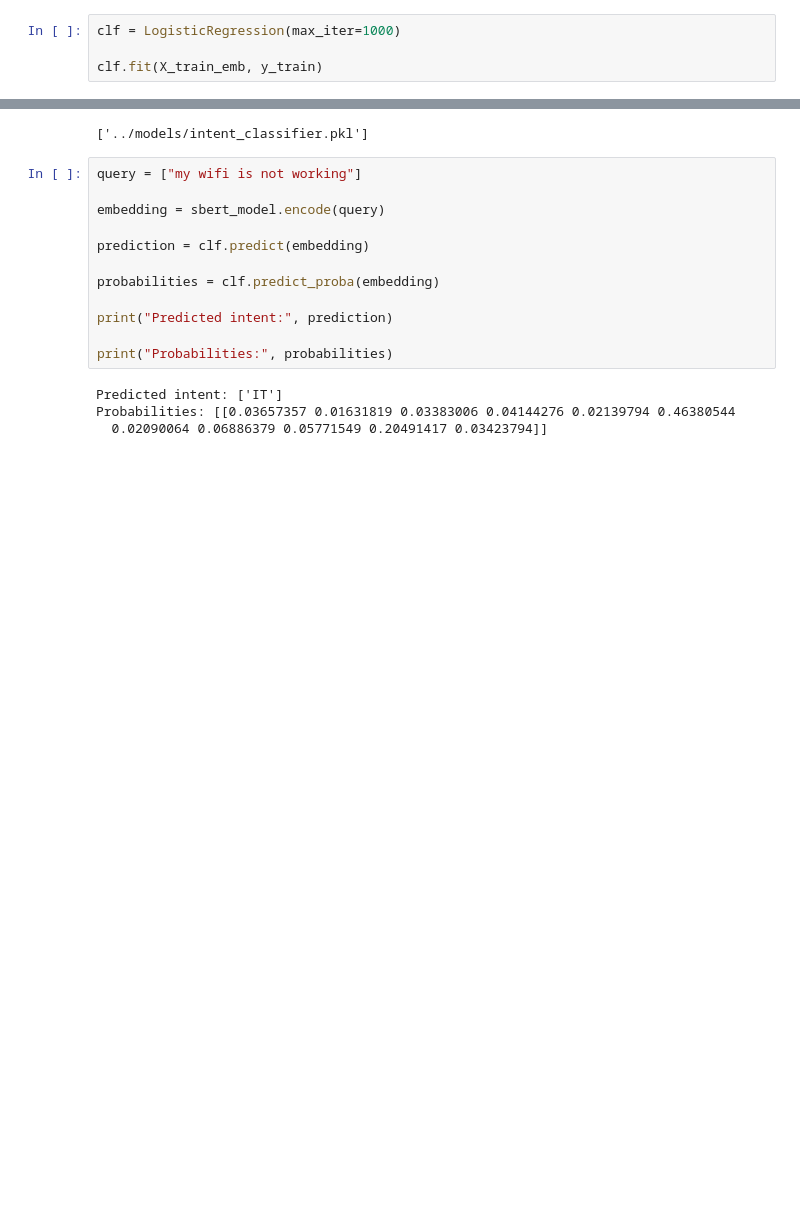
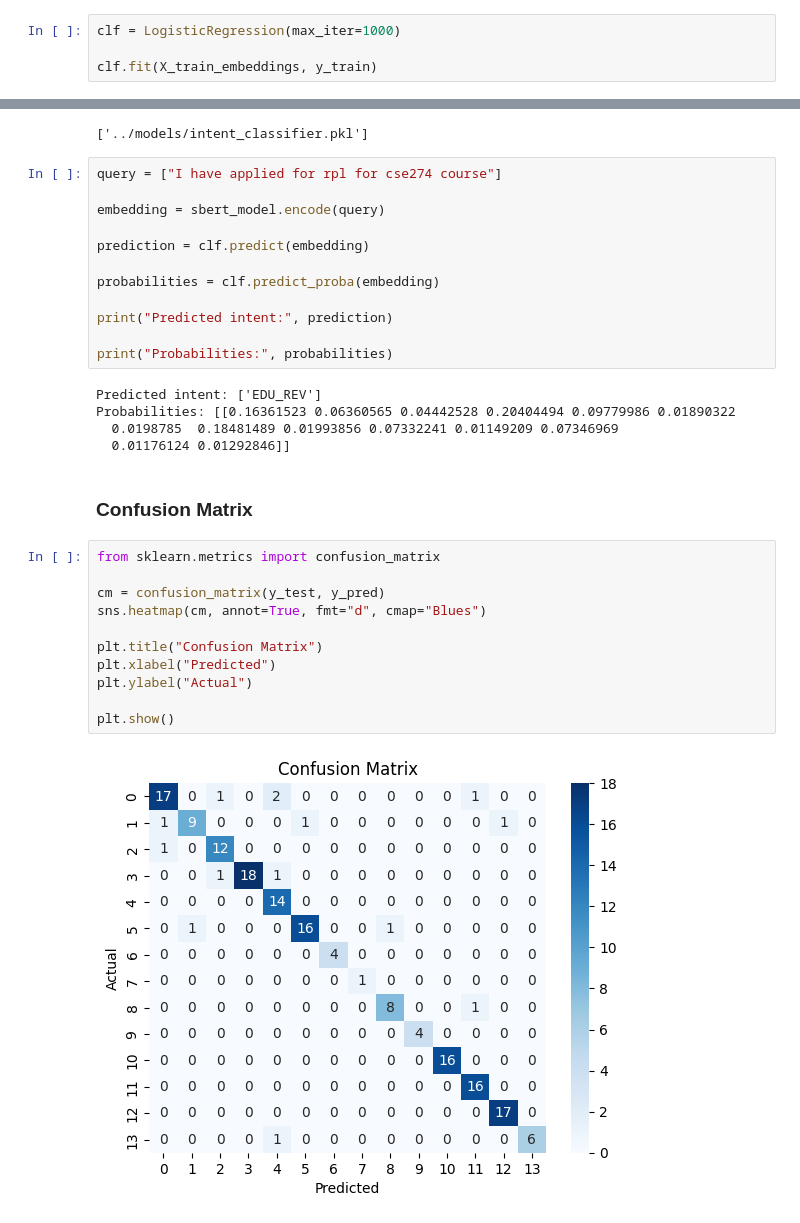
Before and after one commit to kumarrishuraj/A-Self-Adaptive-Intent-Aware-Natural-Language-Query-Routing-System-with-Automated-Team-Allocation, a Jupyter notebook: notebooks/train_model.ipynb, the cells around one changed output, grey strips where cells are left out. Saved outputs shown, nothing was run; the diff lists cells and outputs as text; blank space fills up the shorter version.

```diff
--- a/notebooks/train_model.ipynb
+++ b/notebooks/train_model.ipynb
@@ -103,7 +132,7 @@ Notes:
 # %%
 clf = LogisticRegression(max_iter=1000)
 
-clf.fit(X_train_emb, y_train)
+clf.fit(X_train_embeddings, y_train)
 # %% [output]
 LogisticRegression(max_iter=1000)
 # %%
@@ -139,7 +168,7 @@ joblib.dump(clf, "../models/intent_classifier.pkl")
 # %% [output]
 ['../models/intent_classifier.pkl']
 # %%
-query = ["my wifi is not working"]
+query = ["I have applied for rpl for cse274 course"]
 
 embedding = sbert_model.encode(query)
 
@@ -151,6 +180,22 @@ print("Predicted intent:", prediction)
 
 print("Probabilities:", probabilities)
 # %% [output]
-Predicted intent: ['IT']
-Probabilities: [[0.03657357 0.01631819 0.03383006 0.04144276 0.02139794 0.46380544
-  0.02090064 0.06886379 0.05771549 0.20491417 0.03423794]]
+Predicted intent: ['EDU_REV']
+Probabilities: [[0.16361523 0.06360565 0.04442528 0.20404494 0.09779986 0.01890322
+  0.0198785  0.18481489 0.01993856 0.07332241 0.01149209 0.07346969
+  0.01176124 0.01292846]]
+# %% [markdown]
+### Confusion Matrix
+# %%
+from sklearn.metrics import confusion_matrix
+
+cm = confusion_matrix(y_test, y_pred)
+sns.heatmap(cm, annot=True, fmt="d", cmap="Blues")
+
+plt.title("Confusion Matrix")
+plt.xlabel("Predicted")
+plt.ylabel("Actual")
+
+plt.show()
+# %% [output]
+[figure, added]
```
Also changed, not shown: parts of 15 cells of this notebook, 3 other files.
